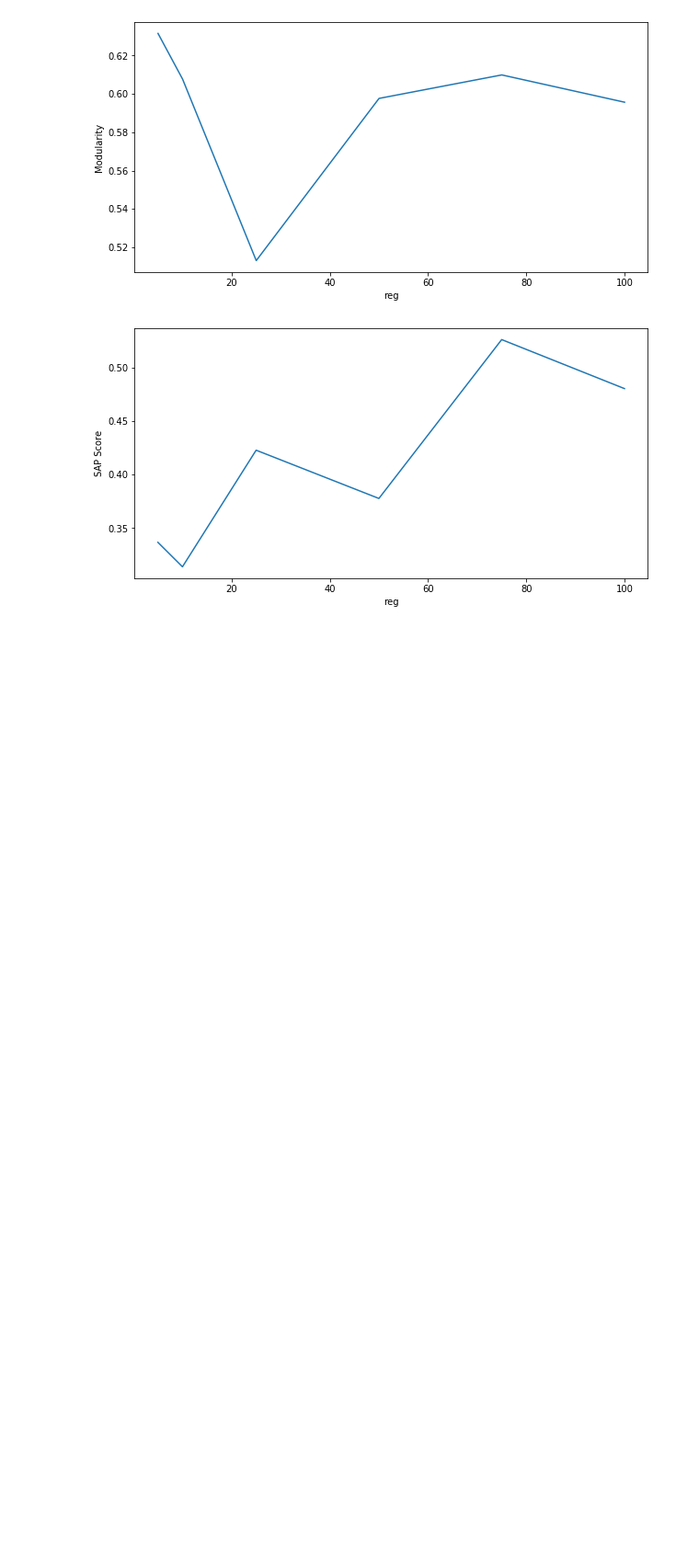
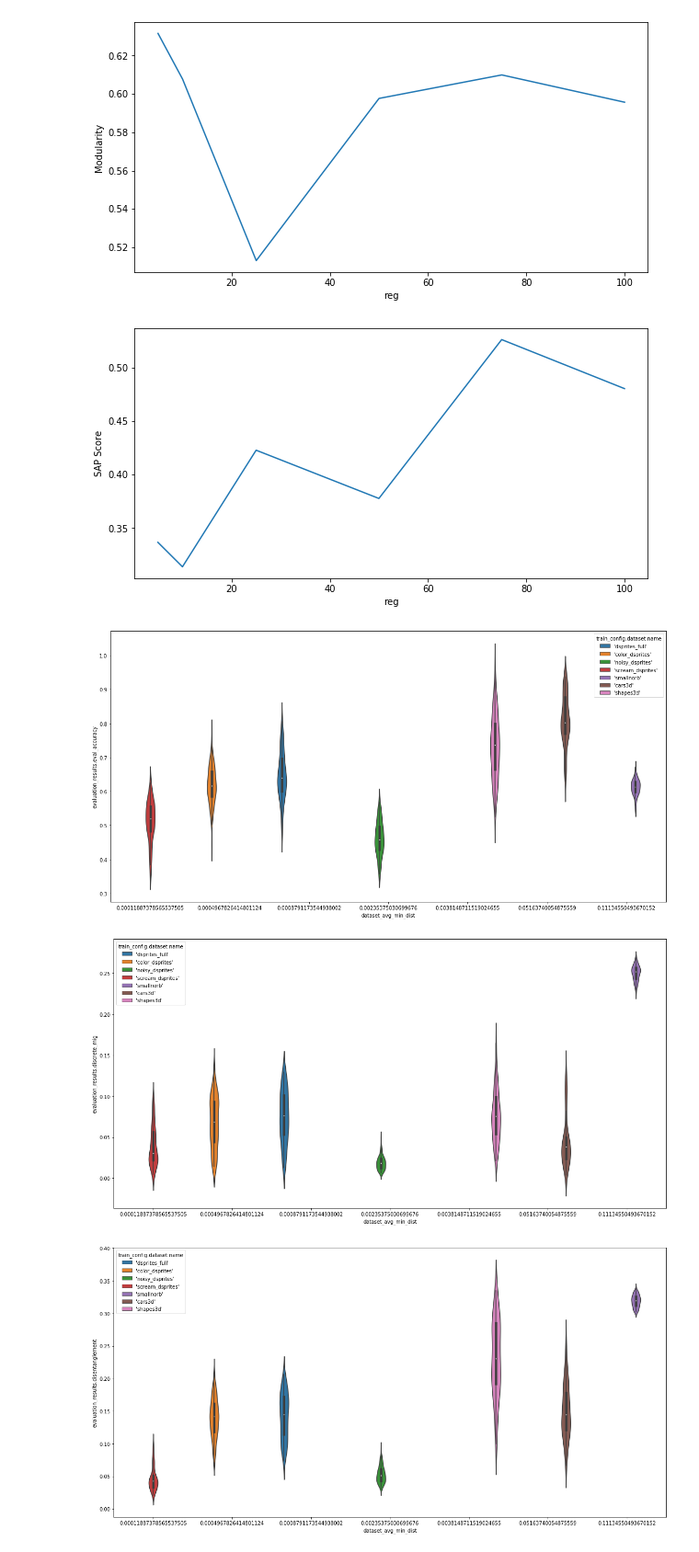
Before and after one commit to homaralex/disentanglement_lib, a Jupyter notebook: plots/notebooks/analyze_hnlpca.ipynb, the cells around one changed output. Shown at 92% size. Cells and saved outputs as stored; diff of their text form; code cells hidden in the pictures; blank space fills up the shorter version.

```diff
--- a/plots/notebooks/analyze_hnlpca.ipynb
+++ b/plots/notebooks/analyze_hnlpca.ipynb
@@ -340,4 +373,8 @@ def plot_violin(group_id, contribs_col_name='dataset_std_variances_all'):
 # %%
 matplotlib.rcParams['figure.figsize'] = (20, 10)
 
-plot_violin('beta_vae_1.0')
+plot_violin('beta_vae_1.0', 'dataset_avg_min_dist')
+# %% [output]
+[figure, added]
+[figure, added]
+[figure, added]
```
Also changed, not shown: parts of 3 cells of this notebook.
